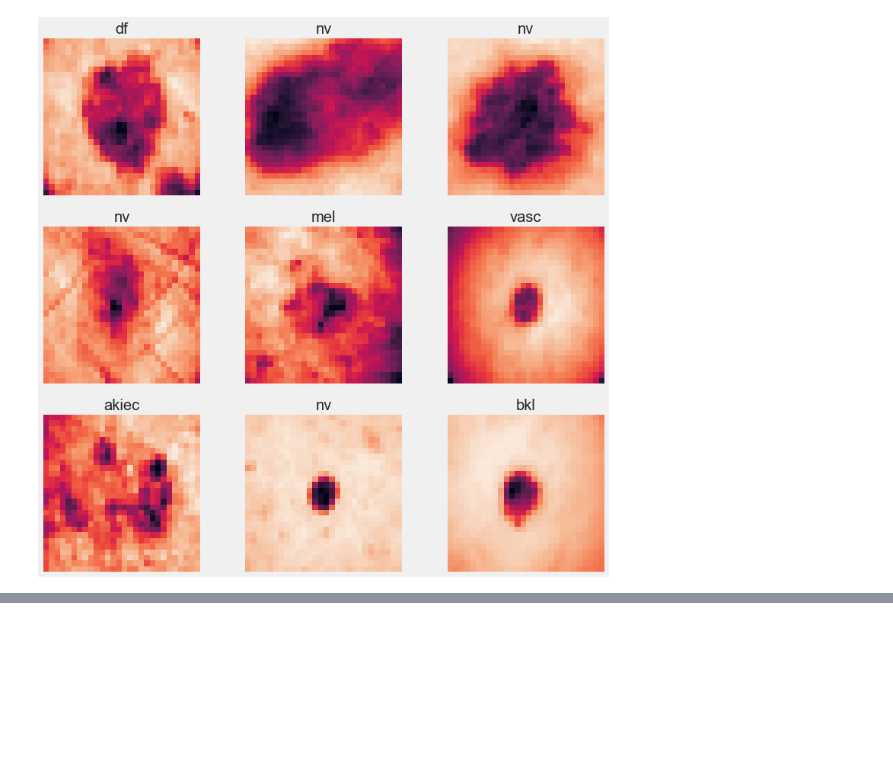
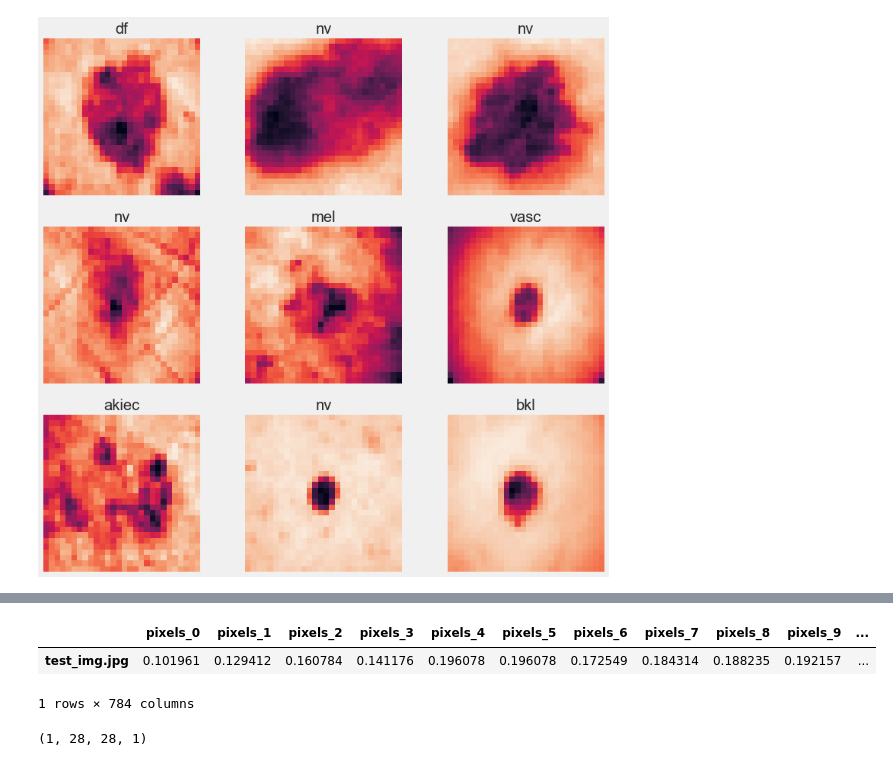
Before and after one commit to Gus1616/ML_CNN_detection, a Jupyter notebook: skinCancerDetectionMachineLearningModel.ipynb, the cells around one changed output, grey strips where cells are left out. Cells and saved outputs as stored; diff of their text form; code cells hidden in the pictures; blank space fills up the shorter version.

```diff
--- a/skinCancerDetectionMachineLearningModel.ipynb
+++ b/skinCancerDetectionMachineLearningModel.ipynb
@@ -317,0 +354,8 @@ label_mapping[classes[0]]
+# %%
+image_files = image_files / 255
+# %%
+image_files
+# %% [output]
+|  | pixels_0 | pixels_1 | pixels_2 | pixels_3 | pixels_4 | pixels_5 | pixels_6 | pixels_7 | pixels_8 | pixels_9 | ... |
+| test_img.jpg | 0.101961 | 0.129412 | 0.160784 | 0.141176 | 0.196078 | 0.196078 | 0.172549 | 0.184314 | 0.188235 | 0.192157 | ... |
+1 rows × 784 columns
@@ -317,0 +370,4 @@ label_mapping[classes[0]]
+# %%
+test1.shape
+# %% [output]
+(1, 28, 28, 1)
```
Also changed, not shown: parts of 56 cells of this notebook, 1 other file.
